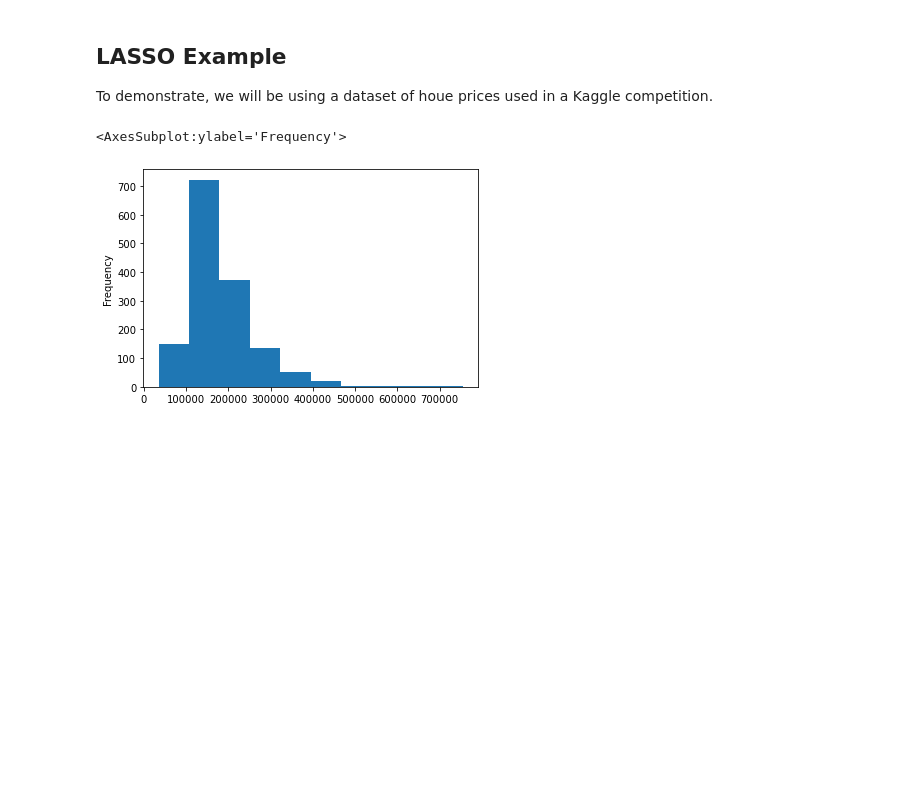
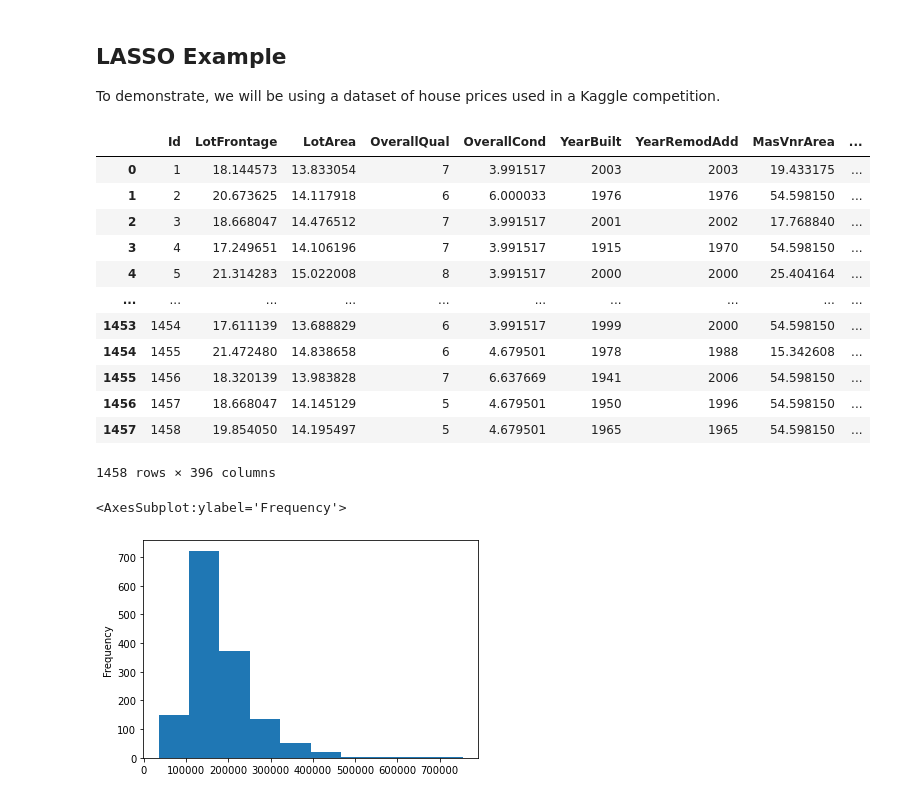
Before and after one commit to jphutch/ACE_592, a Jupyter notebook: Lectures/5_Analysis/LASSO Examples.ipynb, the cells around one changed output. Drawn from its saved outputs; the diff is of its cells as text; code cells hidden in the pictures; blank space fills up the shorter version.

```diff
--- a/Lectures/5_Analysis/LASSO Examples.ipynb
+++ b/Lectures/5_Analysis/LASSO Examples.ipynb
@@ -6,9 +6,25 @@ import matplotlib.pyplot as plt
 # %% [markdown]
 ## LASSO Example
 
-To demonstrate, we will be using a dataset of houe prices used in a Kaggle competition.
+To demonstrate, we will be using a dataset of house prices used in a Kaggle competition.
 # %%
 df = pd.read_csv("C:/Users/jhtchns2/Downloads/houseprices/Cleaned train.csv")
+# %%
+df
+# %% [output]
+|  | Id | LotFrontage | LotArea | OverallQual | OverallCond | YearBuilt | YearRemodAdd | MasVnrArea | ... |
+| 0 | 1 | 18.144573 | 13.833054 | 7 | 3.991517 | 2003 | 2003 | 19.433175 | ... |
+| 1 | 2 | 20.673625 | 14.117918 | 6 | 6.000033 | 1976 | 1976 | 54.598150 | ... |
+| 2 | 3 | 18.668047 | 14.476512 | 7 | 3.991517 | 2001 | 2002 | 17.768840 | ... |
+| 3 | 4 | 17.249651 | 14.106196 | 7 | 3.991517 | 1915 | 1970 | 54.598150 | ... |
+| 4 | 5 | 21.314283 | 15.022008 | 8 | 3.991517 | 2000 | 2000 | 25.404164 | ... |
+| ... | ... | ... | ... | ... | ... | ... | ... | ... | ... |
+| 1453 | 1454 | 17.611139 | 13.688829 | 6 | 3.991517 | 1999 | 2000 | 54.598150 | ... |
+| 1454 | 1455 | 21.472480 | 14.838658 | 6 | 4.679501 | 1978 | 1988 | 15.342608 | ... |
+| 1455 | 1456 | 18.320139 | 13.983828 | 7 | 6.637669 | 1941 | 2006 | 54.598150 | ... |
+| 1456 | 1457 | 18.668047 | 14.145129 | 5 | 4.679501 | 1950 | 1996 | 54.598150 | ... |
+| 1457 | 1458 | 19.854050 | 14.195497 | 5 | 4.679501 | 1965 | 1965 | 54.598150 | ... |
+1458 rows × 396 columns
 # %%
 df['Saleprice'].plot(kind="hist")
 # %% [output]
```
Also changed, not shown: parts of 11 cells of this notebook, 9 other files.
